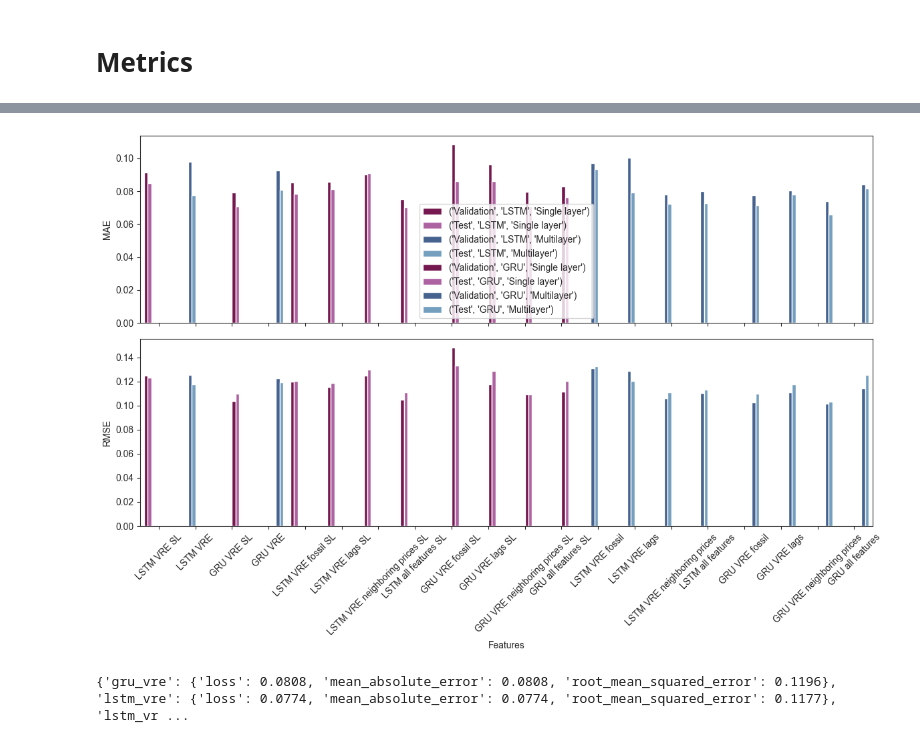
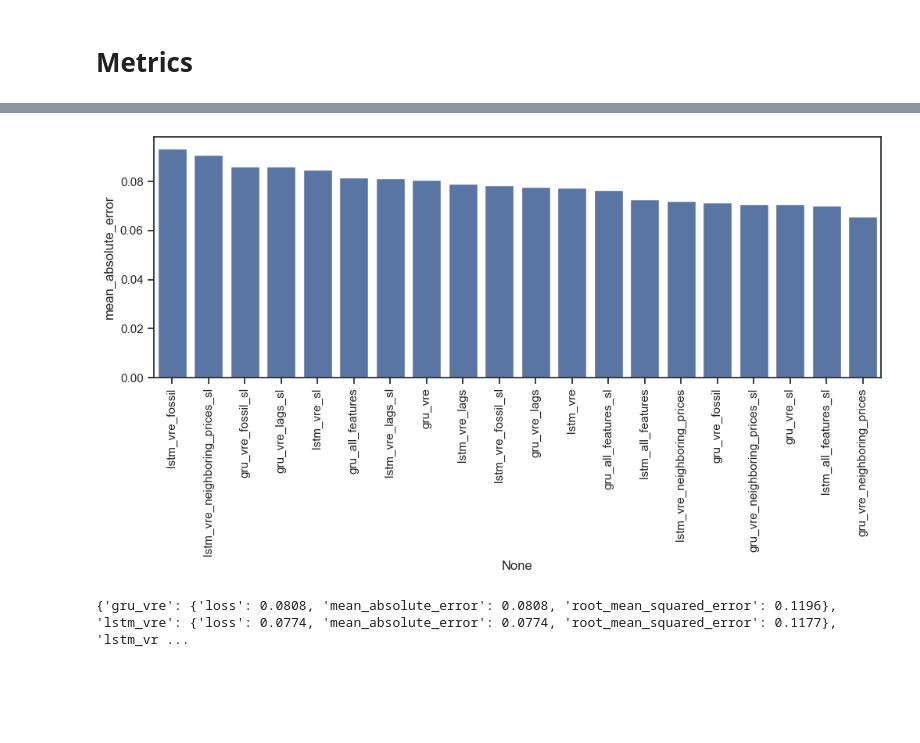
Before and after one commit to valentin-17/epf, a Jupyter notebook: notebooks/other_data_viz.ipynb, the cells around one changed output, grey strips where cells are left out. Cells and saved outputs as stored; diff of their text form; code cells hidden in the pictures; blank space fills up the shorter version.

Commit message:
finalized weather dependent viz, analyzed single layer approaches

```diff
--- a/notebooks/other_data_viz.ipynb
+++ b/notebooks/other_data_viz.ipynb
@@ -196,99 +179,10 @@ from matplotlib import pyplot as plt
 with open("../data/processed/performance.pkl", "rb") as f:
     performance = pkl.load(f)
 
-with open("../data/processed/val_performance.pkl", "rb") as f:
-    val_performance = pkl.load(f)
+p = pd.DataFrame(performance).T.sort_values('mean_absolute_error', ascending=False)
 
-models = {
-    # VRE
-    'lstm_vre_sl': 'LSTM VRE SL',
-    'lstm_vre': 'LSTM VRE',
-    'gru_vre_sl': 'GRU VRE SL',
-    'gru_vre': 'GRU VRE',
+plt.figure(figsize=(12, 4))
 
-    # explanatory variables sl
-    'lstm_vre_fossil_sl': 'LSTM VRE fossil SL',
-    'lstm_vre_lags_sl': 'LSTM VRE lags SL',
-    'lstm_vre_neighboring_prices_sl': 'LSTM VRE neighboring prices SL',
-    'lstm_all_features_sl': 'LSTM all features SL',
-
-    'gru_vre_fossil_sl': 'GRU VRE fossil SL',
-    'gru_vre_lags_sl': 'GRU VRE lags SL',
-    'gru_vre_neighboring_prices_sl': 'GRU VRE neighboring prices SL',
-    'gru_all_features_sl': 'GRU all features SL',
-
-    # explanatory variables ml
-    'lstm_vre_fossil': 'LSTM VRE fossil',
-    'lstm_vre_lags': 'LSTM VRE lags',
-    'lstm_vre_neighboring_prices': 'LSTM VRE neighboring prices',
-    'lstm_all_features': 'LSTM all features',
-
-    'gru_vre_fossil': 'GRU VRE fossil',
-    'gru_vre_lags': 'GRU VRE lags',
-    'gru_vre_neighboring_prices': 'GRU VRE neighboring prices',
-    'gru_all_features': 'GRU all features',
-}
-
-palette = {
-    ('Validation', 'LSTM', 'Single layer'): COLORS['magenta'],
-    ('Test', 'LSTM', 'Single layer'): COLORS['purple'],
-
-    ('Validation', 'LSTM', 'Multilayer'): COLORS['blue'],
-    ('Test', 'LSTM', 'Multilayer'): COLORS['blue_grey'],
-
-    ('Validation', 'GRU', 'Single layer'): COLORS['magenta'],
-    ('Test', 'GRU', 'Single layer'): COLORS['purple'],
-
-    ('Validation', 'GRU', 'Multilayer'): COLORS['blue'],
-    ('Test', 'GRU', 'Multilayer'): COLORS['blue_grey'],
-}
-
-metrics = {'mean_absolute_error':'MAE', 'root_mean_squared_error':'RMSE'}
-
-data = []
-for model_key, model_name in models.items():
-    for metric, name in metrics.items():
-        data.append({
-            'Model': model_name,
-            'Metric': name,
-            'Dataset': 'Validation',
-            'Value': val_performance[model_key][metric],
-            'Layer': 'LSTM' if 'lstm' in model_key else 'GRU',
-            'Architecture': 'Single layer' if model_key.endswith('_sl') else 'Multilayer'
-        })
-        data.append({
-            'Model': model_name,
-            'Metric': name,
-            'Dataset': 'Test',
-            'Value': performance[model_key][metric],
-            'Layer': 'LSTM' if 'lstm' in model_key else 'GRU',
-            'Architecture': 'Single layer' if model_key.endswith('_sl') else 'Multilayer'
-        })
-
-df = pd.DataFrame(data)
-
-sns.set_style('ticks')
-fig, axes = plt.subplots(len(metrics), 1, figsize=(12, 4*len(metrics)), sharex=True)
-
-for i, (metric_key, metric_name) in enumerate(metrics.items()):
-    sns.barplot(
-        data=df[df['Metric'] == metric_name],
-        x='Model',
-        y='Value',
-        hue=df[['Dataset', 'Layer', 'Architecture']].apply(tuple, axis=1),
-        palette=palette,
-        ax=axes[i],
-        dodge=True
-    )
-    axes[i].set_ylabel(metric_name)
-    axes[i].set_xlabel('Features')
-    plt.xticks(rotation=45)
-
-    if i == 0:
-        axes[i].legend()
-    else:
-        axes[i].legend().remove()
-
-plt.tight_layout()
-plt.show()
+sns.barplot(data=p, x=p.index, y='mean_absolute_error')
+plt.xticks(rotation=90)
 # %% [output]
@@ -295,4 +206,4 @@ plt.show()
-[figure, old version]
+[figure, new version]
 # %%
 rounded_errors = {}
 
```
Also changed, not shown: parts of 13 cells of this notebook, 14 other files.
